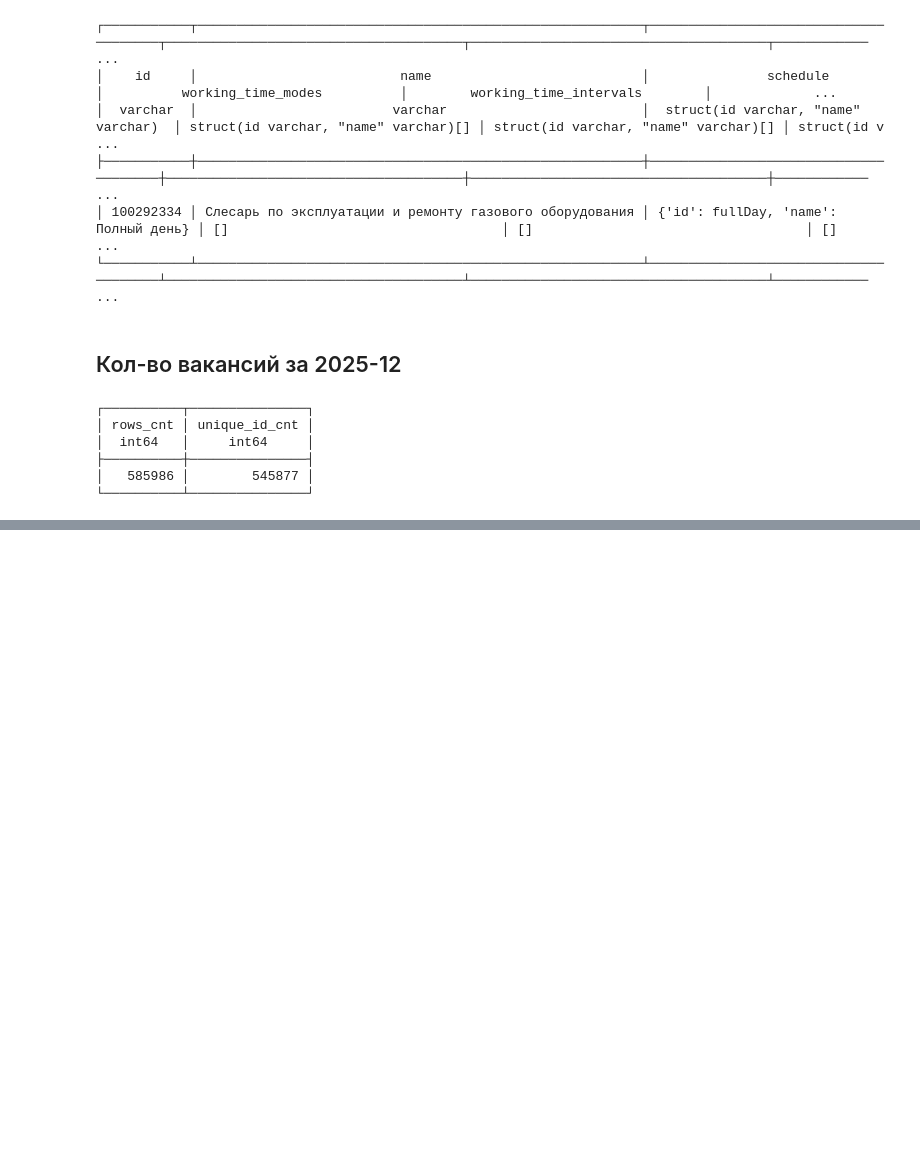
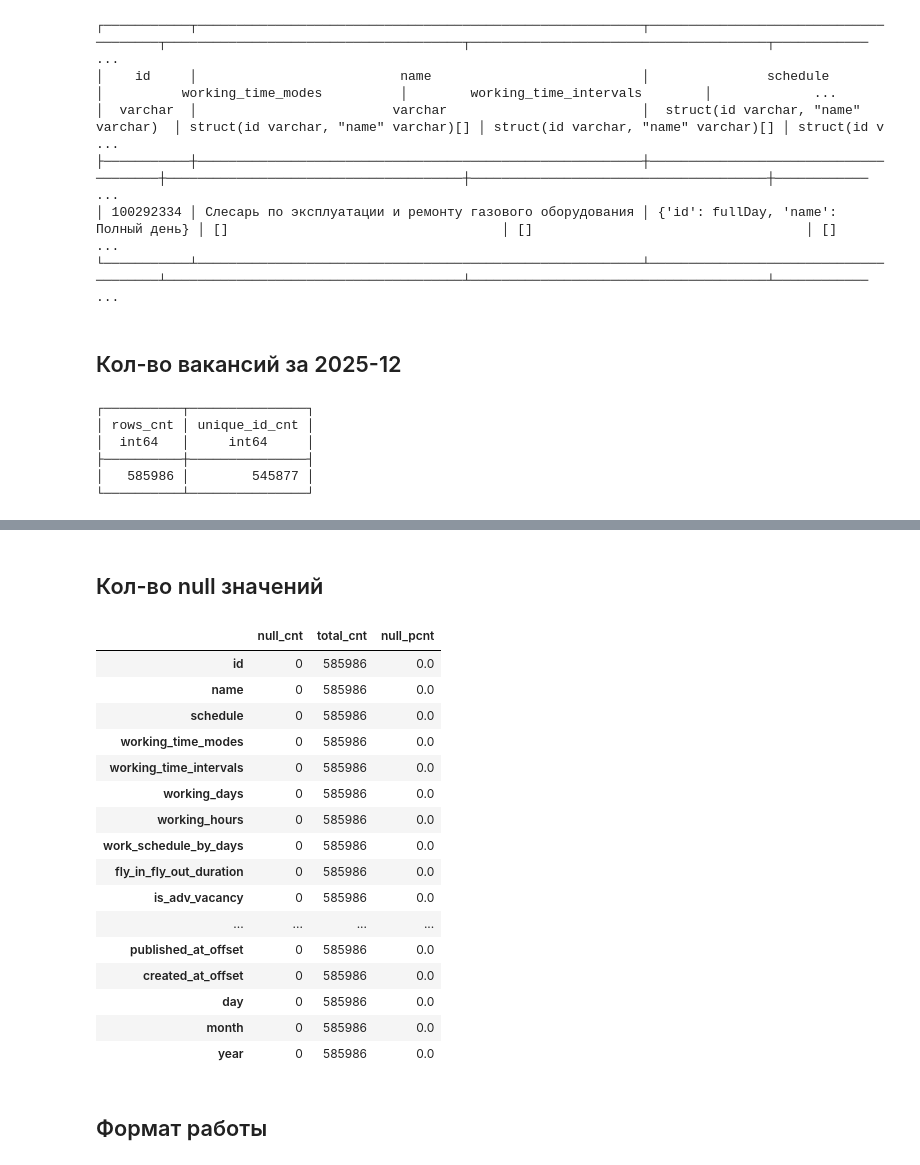
Before and after one commit to lusm554/skill-lens, a Jupyter notebook: airflow/check_silver_hh_loader.ipynb, the cells around one changed output, grey strips where cells are left out. Drawn from its saved outputs; the diff is of its cells as text; code cells hidden in the pictures; blank space fills up the shorter version.

```diff
--- a/airflow/check_silver_hh_loader.ipynb
+++ b/airflow/check_silver_hh_loader.ipynb
@@ -479,0 +507,32 @@ con.sql("select count(*) rows_cnt, count(distinct id) unique_id_cnt from read_pa
+# %%
+vacancies = con.sql("select * from read_parquet('s3://silver/hh/vacancies/year=2025/month=12/day=*/*.parquet')")
+# %% [markdown]
+## Кол-во null значений
+# %%
+null_cnt_sql = ",\n".join([
+    f"count(*) filter (where {col} is null) as {col}"
+    for col in vacancies.columns
+])
+null_cnt_pd = con.sql(f"select {null_cnt_sql} from vacancies").to_df().T
+null_cnt_pd["total_cnt"] = con.sql("select count(*) cnt from vacancies").fetchone()[0]
+null_cnt_pd.columns = ["null_cnt", "total_cnt"]
+null_cnt_pd["null_pcnt"] = round(null_cnt_pd.null_cnt/null_cnt_pd.total_cnt*100, 1)
+null_cnt_pd
+# %% [output]
+|  | null_cnt | total_cnt | null_pcnt |
+| id | 0 | 585986 | 0.0 |
+| name | 0 | 585986 | 0.0 |
+| schedule | 0 | 585986 | 0.0 |
+| working_time_modes | 0 | 585986 | 0.0 |
+| working_time_intervals | 0 | 585986 | 0.0 |
+| working_days | 0 | 585986 | 0.0 |
+| working_hours | 0 | 585986 | 0.0 |
+| work_schedule_by_days | 0 | 585986 | 0.0 |
+| fly_in_fly_out_duration | 0 | 585986 | 0.0 |
+| is_adv_vacancy | 0 | 585986 | 0.0 |
+| ... | ... | ... | ... |
+| published_at_offset | 0 | 585986 | 0.0 |
+| created_at_offset | 0 | 585986 | 0.0 |
+| day | 0 | 585986 | 0.0 |
+| month | 0 | 585986 | 0.0 |
+| year | 0 | 585986 | 0.0 |
@@ -479,0 +541,2 @@ con.sql("select count(*) rows_cnt, count(distinct id) unique_id_cnt from read_pa
+# %% [markdown]
+## Формат работы
```
Also changed, not shown: parts of 4 cells of this notebook.
